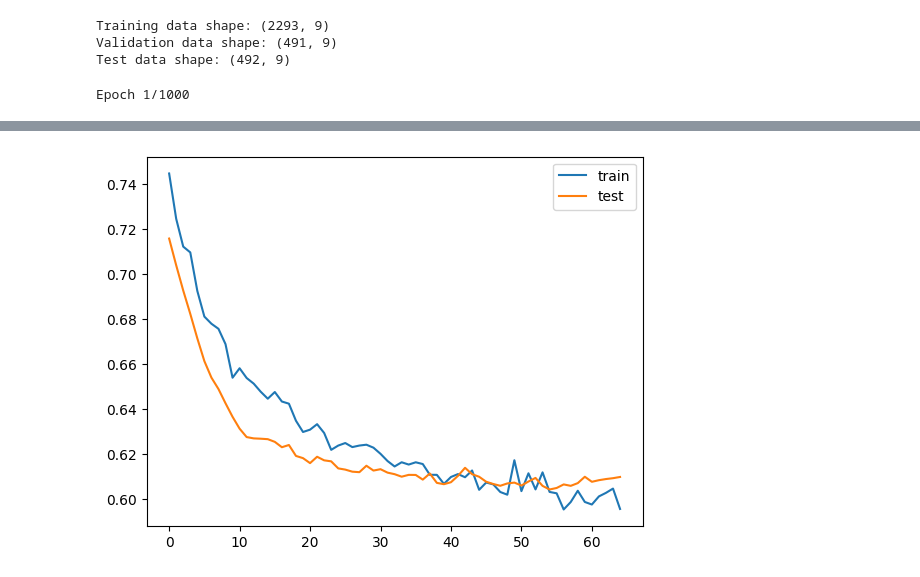
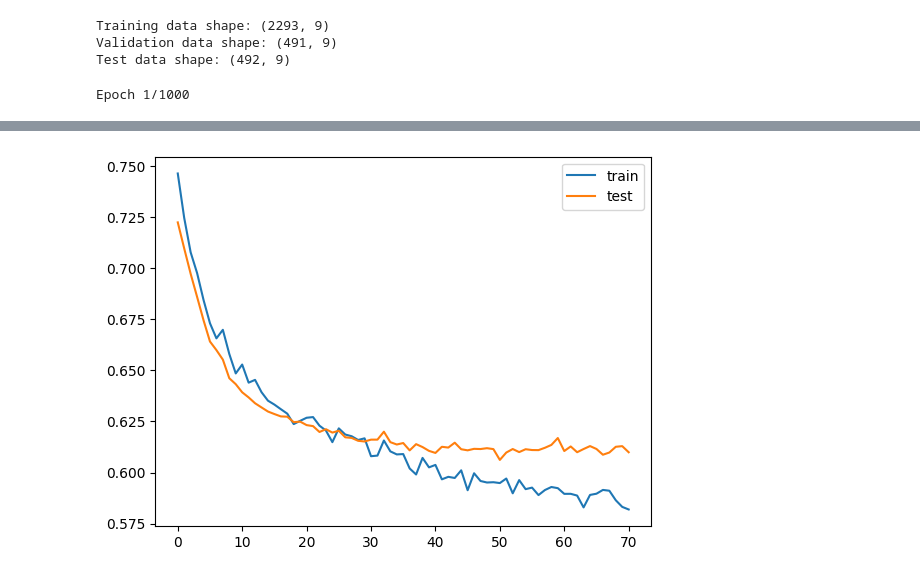
Before and after one commit to uwituzeb/water-quality-model, a Jupyter notebook: water-classification-model.ipynb, the cells around one changed output, grey strips where cells are left out. Cells and saved outputs as stored; diff of their text form; code cells hidden in the pictures.

Commit message:
improve model training  and print classification report

```diff
--- a/water-classification-model.ipynb
+++ b/water-classification-model.ipynb
@@ -81,12 +81,12 @@ def prediction_model():
     model = Sequential()
 
     # Input layer with L2 regularization
-    model.add(Dense(64, input_dim=x_train_scaled.shape[1], activation='relu', kernel_regularizer=l2(0.001)))
-    model.add(Dropout(0.3))
+    model.add(Dense(64, activation='relu', input_shape=(x_train_scaled.shape[1],), kernel_regularizer=l2(0.001)))
+    model.add(Dropout(0.2))
 
     # Hidden layer with L2 regularization
     model.add(Dense(32, activation='relu', kernel_regularizer=l2(0.001)))
-    model.add(Dropout(0.3))
+    model.add(Dropout(0.2))
 
     # Output layer
     model.add(Dense(1, activation='sigmoid'))
@@ -104,13 +104,13 @@ from matplotlib import pyplot
 
 model = prediction_model()
 
-early_stopping = EarlyStopping(monitor='val_loss', patience=10, restore_best_weights=True)
+early_stopping = EarlyStopping(monitor='val_loss', patience=20, restore_best_weights=True)
 
 history = model.fit(x_train_scaled, y_train, epochs=1000, batch_size=32, validation_data=(x_val_scaled, y_val), callbacks=[early_stopping])
 
 # evaluate the model
-_, train_acc = model.evaluate(x_train,y_train, verbose=0)
-_, test_acc = model.evaluate(x_test, y_test, verbose=0)
+_, train_acc = model.evaluate(x_train_scaled,y_train, verbose=0)
+_, test_acc = model.evaluate(x_test_scaled, y_test, verbose=0)
 print('Train: %.3f, Test: %.3f' % (train_acc, test_acc))
 
 # plot training history
@@ -140 +140 @@ Train: 0.398, Test: 0.374
-[figure, old version]
+[figure, new version]
```
Also changed, not shown: parts of 3 cells of this notebook.
